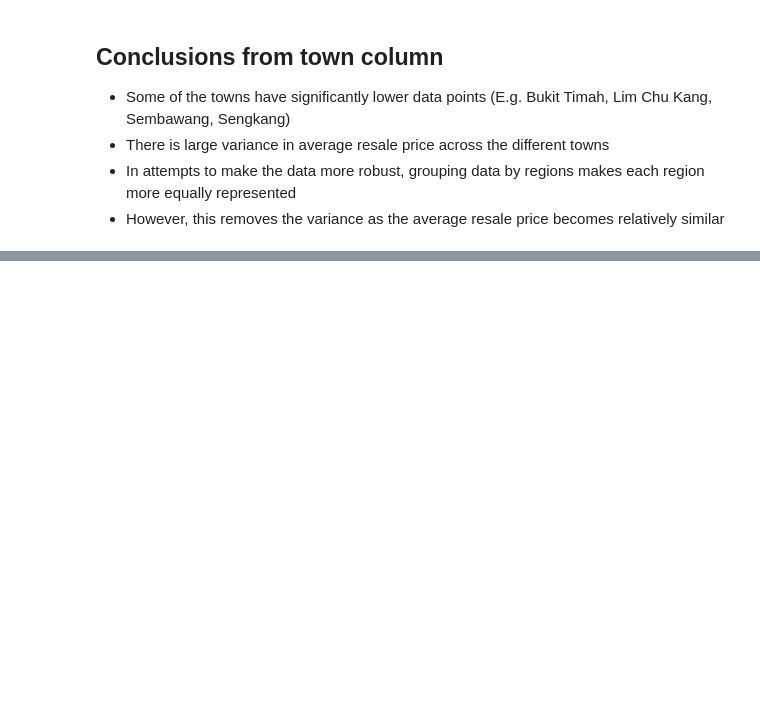
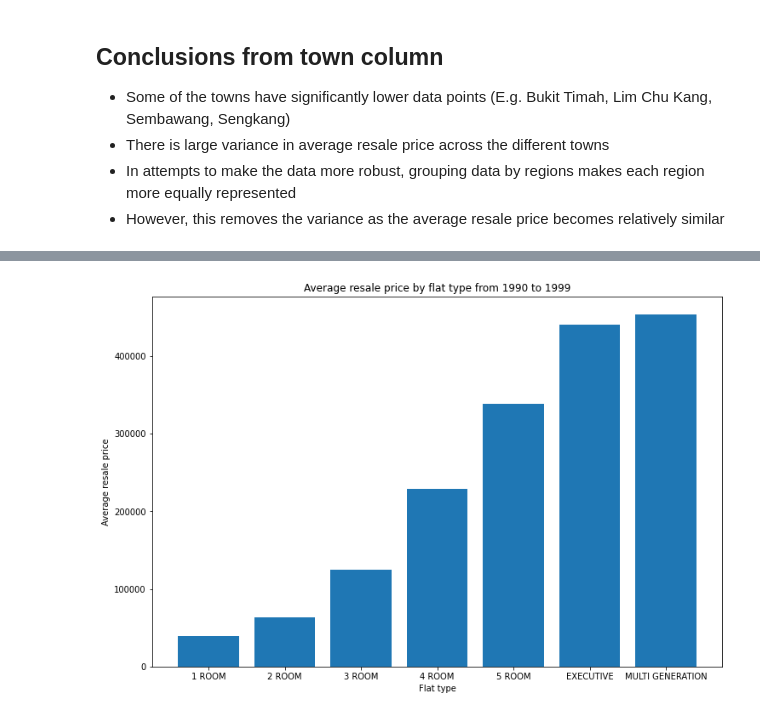
Before and after one commit to Zheng-Xuan/Singapore-resale-flat-price-prediction, a Jupyter notebook: EDA.ipynb, the cells around one changed output, grey strips where cells are left out. Drawn from its saved outputs; the diff is of its cells as text; code cells hidden in the pictures; blank space fills up the shorter version.

```diff
--- a/EDA.ipynb
+++ b/EDA.ipynb
@@ -280,0 +312,11 @@ plt.show()
+# %%
+avg_prices_by_flattype = df_flattype.groupby(['flat_type'])['resale_price'].mean()
+
+plt.figure(figsize= (12, 8))
+plt.bar(avg_prices_by_flattype.index, avg_prices_by_flattype.values)
+plt.xlabel('Flat type')
+plt.ylabel('Average resale price')
+plt.title('Average resale price by flat type from 1990 to 1999')
+plt.show()
+# %% [output]
+[figure, added]
```
Also changed, not shown: parts of 4 cells of this notebook, 1 other file.
